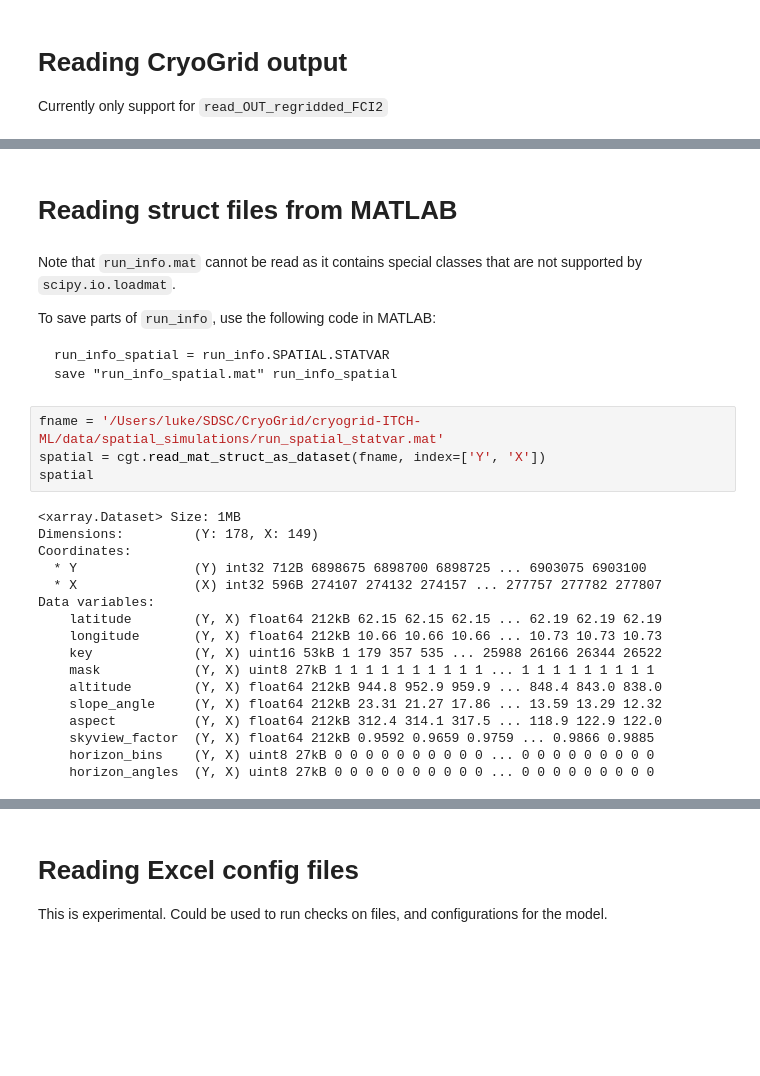
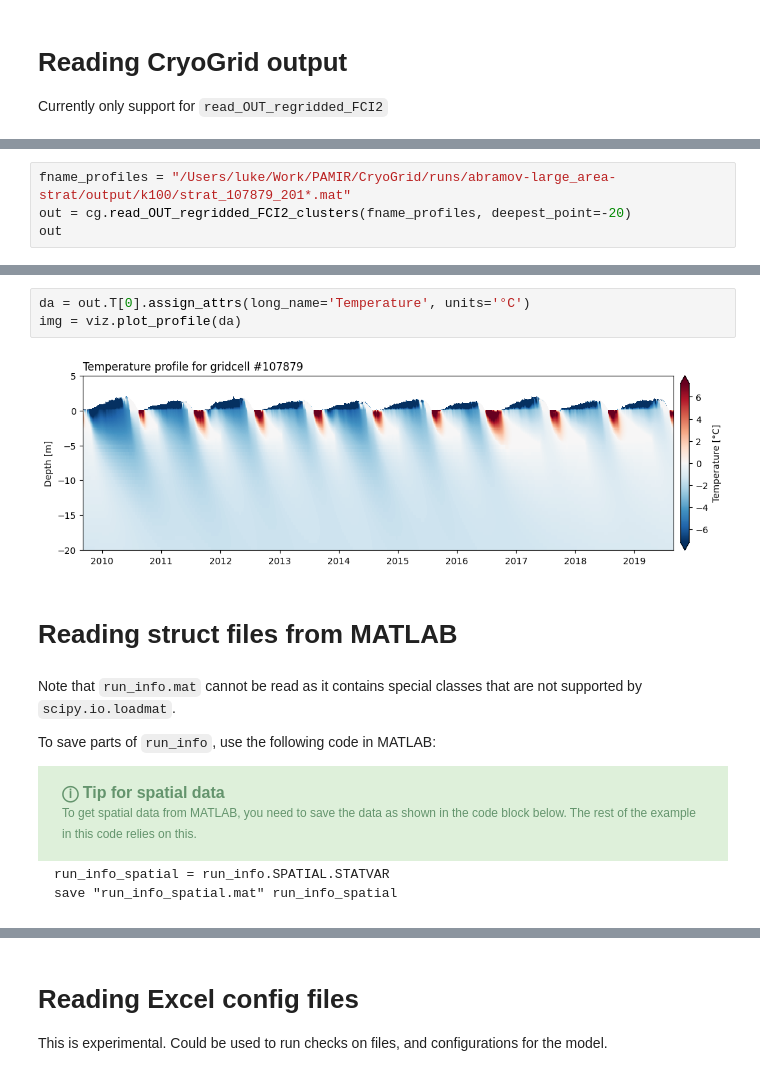
Before and after one commit to lukegre/CryoGrid-pyTools, a Jupyter notebook: demo.ipynb, the cells around one changed output, grey strips where cells are left out. Cells and saved outputs as stored; diff of their text form; blank space fills up the shorter version.

````diff
--- a/demo.ipynb
+++ b/demo.ipynb
@@ -136,0 +72,4 @@ img = out.T[0].plot.imshow(size=4, aspect=3, cbar_kwargs=dict(pad=0.01, label='T
+# %%
+fname_profiles = "/Users/luke/Work/PAMIR/CryoGrid/runs/abramov-large_area-strat/output/k100/strat_107879_201*.mat"
+out = cg.read_OUT_regridded_FCI2_clusters(fname_profiles, deepest_point=-20)
+out
@@ -137,3 +134,8 @@ img = out.T[0].plot.imshow(size=4, aspect=3, cbar_kwargs=dict(pad=0.01, label='T
+# %%
+da = out.T[0].assign_attrs(long_name='Temperature', units='°C')
+img = viz.plot_profile(da)
+# %% [output]
+[figure, added]
 # %% [markdown]
 # Reading struct files from MATLAB
 # %% [markdown]
@@ -142,29 +144,14 @@ Note that `run_info.mat` cannot be read as it contains special classes that are
 
 To save parts of `run_info`, use the following code in MATLAB:
 
+<div style="background-color: #def0da; color: #64946D; padding: 16px 24px;">
+ <div style="font-size: 16px; font-weight: bold;">ⓘ Tip for spatial data </div>
+ <div style="font-size: 12px">
+ To get spatial data from MATLAB, you need to save the data as shown in the code block below. The rest of the example in this code relies on this.
+ </div>
+</div>
 
 ```matlab
 run_info_spatial = run_info.SPATIAL.STATVAR
 save "run_info_spatial.mat" run_info_spatial
 ```
-# %%
-fname = '/Users/luke/SDSC/CryoGrid/cryogrid-ITCH-ML/data/spatial_simulations/run_spatial_statvar.mat'
-spatial = cgt.read_mat_struct_as_dataset(fname, index=['Y', 'X'])
-spatial
-# %% [output]
-<xarray.Dataset> Size: 1MB
-Dimensions:         (Y: 178, X: 149)
-Coordinates:
-  * Y               (Y) int32 712B 6898675 6898700 6898725 ... 6903075 6903100
-  * X               (X) int32 596B 274107 274132 274157 ... 277757 277782 277807
-Data variables:
-    latitude        (Y, X) float64 212kB 62.15 62.15 62.15 ... 62.19 62.19 62.19
-    longitude       (Y, X) float64 212kB 10.66 10.66 10.66 ... 10.73 10.73 10.73
-    key             (Y, X) uint16 53kB 1 179 357 535 ... 25988 26166 26344 26522
-    mask            (Y, X) uint8 27kB 1 1 1 1 1 1 1 1 1 1 ... 1 1 1 1 1 1 1 1 1
-    altitude        (Y, X) float64 212kB 944.8 952.9 959.9 ... 848.4 843.0 838.0
-    slope_angle     (Y, X) float64 212kB 23.31 21.27 17.86 ... 13.59 13.29 12.32
-    aspect          (Y, X) float64 212kB 312.4 314.1 317.5 ... 118.9 122.9 122.0
-    skyview_factor  (Y, X) float64 212kB 0.9592 0.9659 0.9759 ... 0.9866 0.9885
-    horizon_bins    (Y, X) uint8 27kB 0 0 0 0 0 0 0 0 0 0 ... 0 0 0 0 0 0 0 0 0
-    horizon_angles  (Y, X) uint8 27kB 0 0 0 0 0 0 0 0 0 0 ... 0 0 0 0 0 0 0 0 0
````
Also changed, not shown: parts of 15 cells of this notebook, 3 other files.
